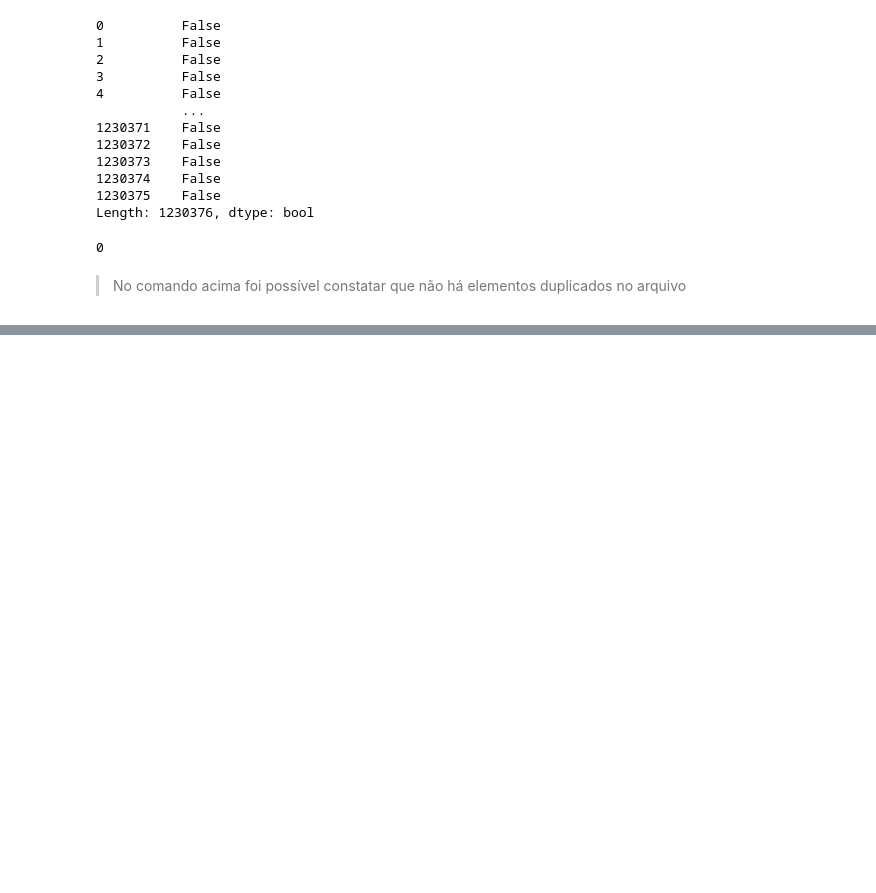
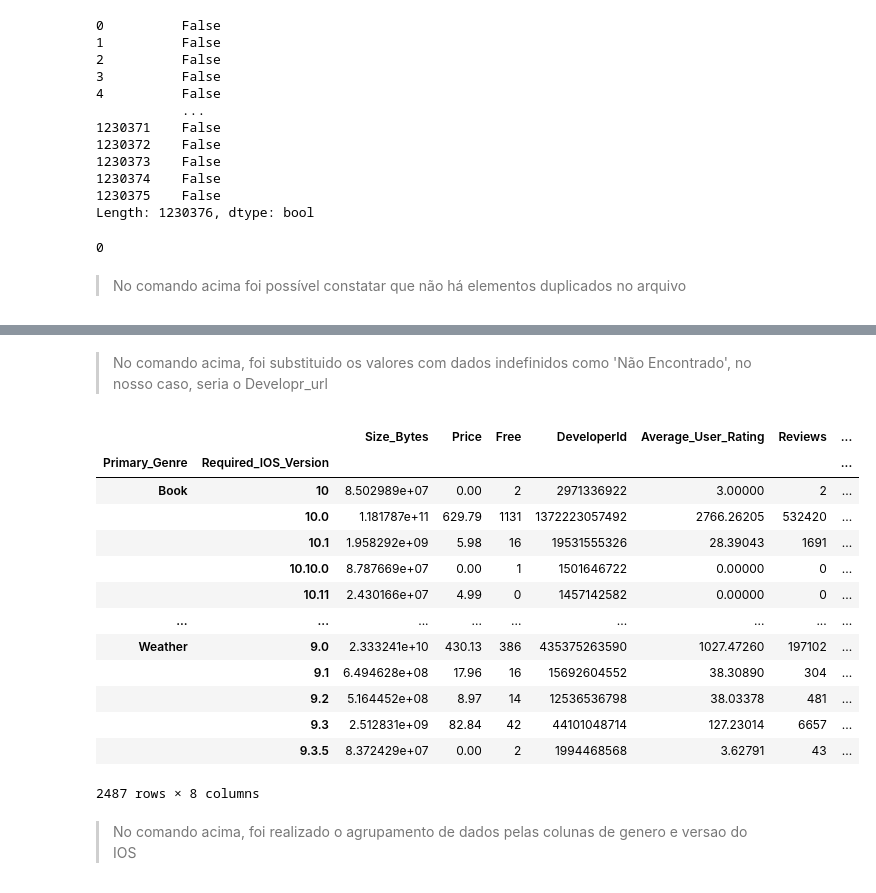
Before and after one commit to Hirata-Matheus/ciencia_dados, a Jupyter notebook: ciencia_dados/projeto1/01-analise_inicial.ipynb, the cells around one changed output, grey strips where cells are left out. Drawn from its saved outputs; the diff is of its cells as text; code cells hidden in the pictures; blank space fills up the shorter version.

```diff
--- a/ciencia_dados/projeto1/01-analise_inicial.ipynb
+++ b/ciencia_dados/projeto1/01-analise_inicial.ipynb
@@ -120,0 +205,21 @@ duplicados.sum()
+# %% [markdown]
+> No comando acima, foi substituido os valores com dados indefinidos como 'Não Encontrado', no nosso caso, seria o Developr_url
+# %%
+df.groupby(["Primary_Genre", "Required_IOS_Version"]).sum()
+# %% [output]
+|  |  | Size_Bytes | Price | Free | DeveloperId | Average_User_Rating | Reviews | ... |
+| Primary_Genre | Required_IOS_Version |  |  |  |  |  |  | ... |
+| Book | 10 | 8.502989e+07 | 0.00 | 2 | 2971336922 | 3.00000 | 2 | ... |
+|  | 10.0 | 1.181787e+11 | 629.79 | 1131 | 1372223057492 | 2766.26205 | 532420 | ... |
+|  | 10.1 | 1.958292e+09 | 5.98 | 16 | 19531555326 | 28.39043 | 1691 | ... |
+|  | 10.10.0 | 8.787669e+07 | 0.00 | 1 | 1501646722 | 0.00000 | 0 | ... |
+|  | 10.11 | 2.430166e+07 | 4.99 | 0 | 1457142582 | 0.00000 | 0 | ... |
+| ... | ... | ... | ... | ... | ... | ... | ... | ... |
+| Weather | 9.0 | 2.333241e+10 | 430.13 | 386 | 435375263590 | 1027.47260 | 197102 | ... |
+|  | 9.1 | 6.494628e+08 | 17.96 | 16 | 15692604552 | 38.30890 | 304 | ... |
+|  | 9.2 | 5.164452e+08 | 8.97 | 14 | 12536536798 | 38.03378 | 481 | ... |
+|  | 9.3 | 2.512831e+09 | 82.84 | 42 | 44101048714 | 127.23014 | 6657 | ... |
+|  | 9.3.5 | 8.372429e+07 | 0.00 | 2 | 1994468568 | 3.62791 | 43 | ... |
+2487 rows × 8 columns
+# %% [markdown]
+> No comando acima, foi realizado o agrupamento de dados pelas colunas de genero e versao do IOS
```
Also changed, not shown: parts of 14 cells of this notebook, 1 other file.
